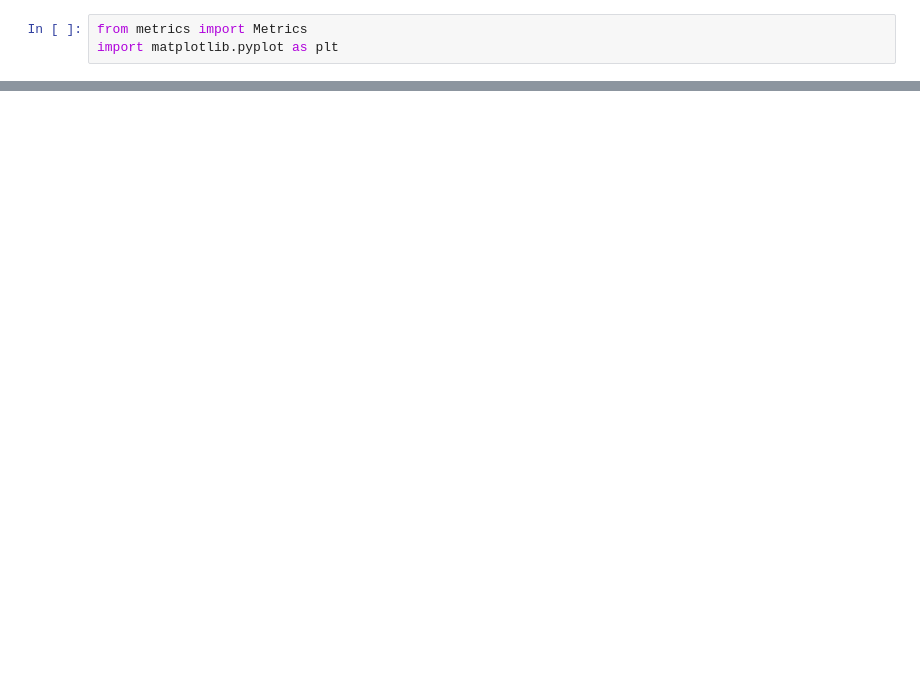
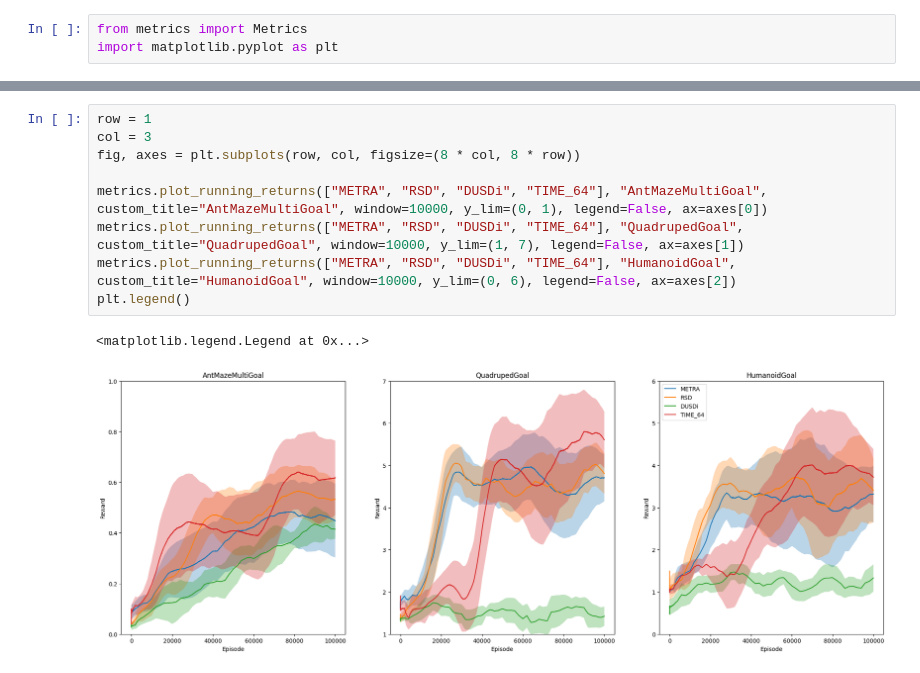
Before and after one commit to trinhminh11/TIME, a Jupyter notebook: metrics.ipynb, the cells around one changed output, grey strips where cells are left out. Drawn from its saved outputs; the diff is of its cells as text; blank space fills up the shorter version.

Commit message:
update downstream metrics

```diff
--- a/metrics.ipynb
+++ b/metrics.ipynb
@@ -77,0 +71,12 @@ metrics.plot_state_coverage_from_env('Cheetah', window_size=1)
+# %%
+row = 1
+col = 3
+fig, axes = plt.subplots(row, col, figsize=(8 * col, 8 * row))
+
+metrics.plot_running_returns(["METRA", "RSD", "DUSDi", "TIME_64"], "AntMazeMultiGoal", custom_title="AntMazeMultiGoal", window=10000, y_lim=(0, 1), legend=False, ax=axes[0])
+metrics.plot_running_returns(["METRA", "RSD", "DUSDi", "TIME_64"], "QuadrupedGoal", custom_title="QuadrupedGoal", window=10000, y_lim=(1, 7), legend=False, ax=axes[1])
+metrics.plot_running_returns(["METRA", "RSD", "DUSDi", "TIME_64"], "HumanoidGoal", custom_title="HumanoidGoal", window=10000, y_lim=(0, 6), legend=False, ax=axes[2])
+plt.legend()
+# %% [output]
+<matplotlib.legend.Legend at 0x...>
+[figure, added]
```
Also changed, not shown: parts of 3 cells of this notebook, 8 other files.
